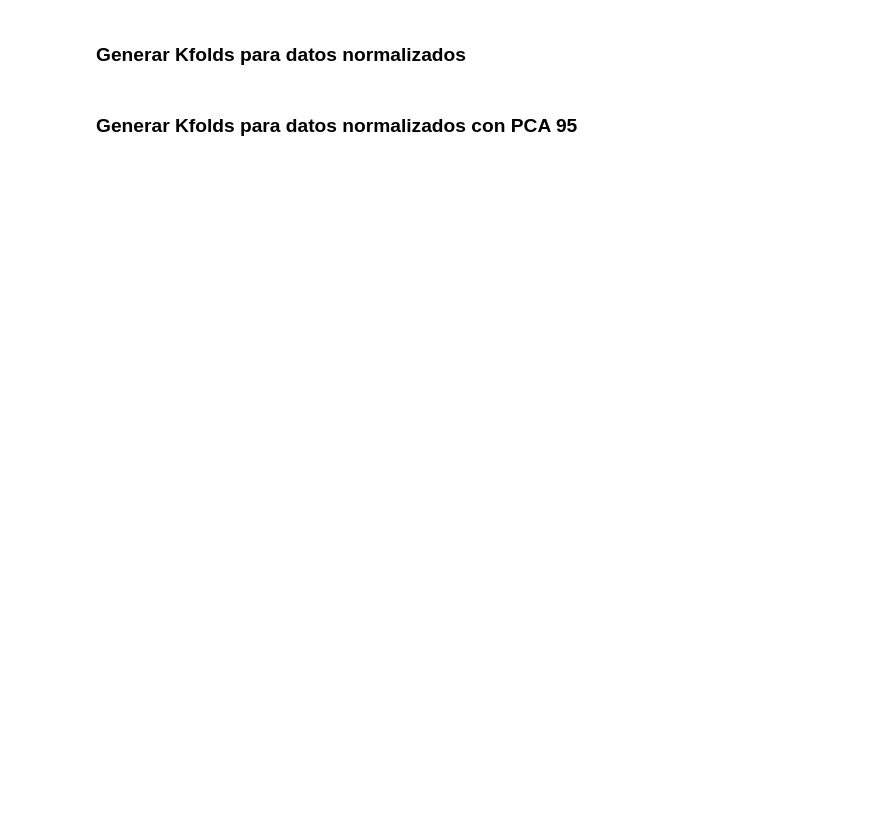
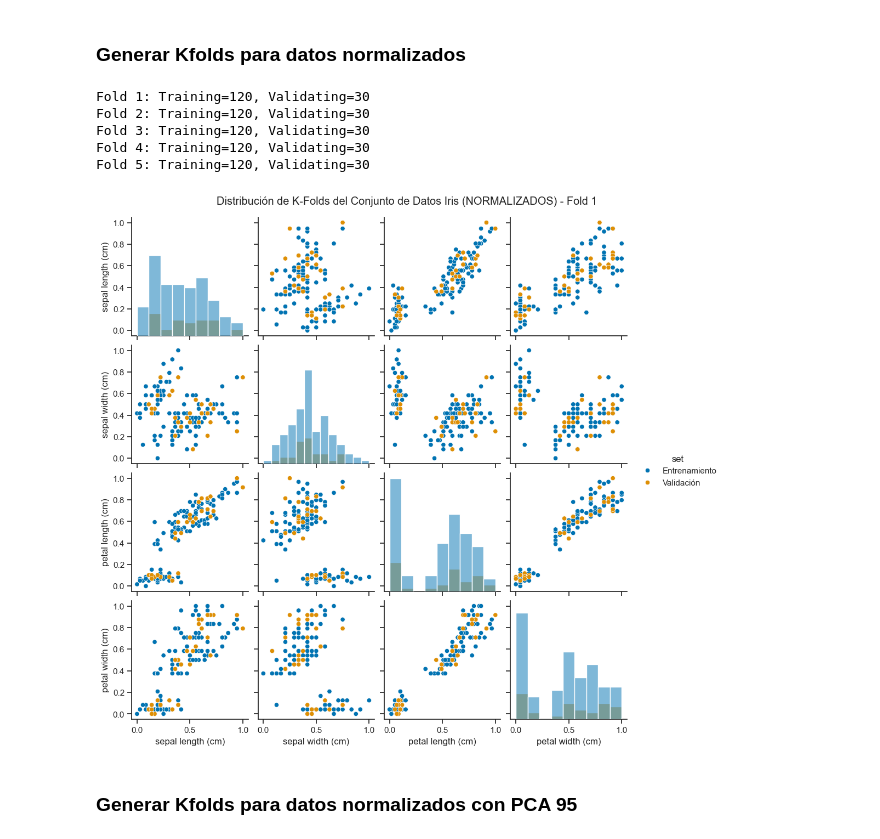
Before and after one commit to alraro/Practicas-Aprendizaje-Automatico, a Jupyter notebook: src/Practica2/setup.ipynb, the cells around one changed output. Drawn from its saved outputs; the diff is of its cells as text; code cells hidden in the pictures; blank space fills up the shorter version.

```diff
--- a/src/Practica2/setup.ipynb
+++ b/src/Practica2/setup.ipynb
@@ -332,4 +430,33 @@ def get_kfolds(k: int, df: pd.DataFrame, dir: str, subdir: str, suffix: str):
 # %% [markdown]
 ### Generar Kfolds para datos normalizados
+# %%
+get_kfolds(
+    k=5,
+    df=conjunto_de_datos_normalizados,
+    dir="./kfolds_data",
+    subdir="conj_normalizados",
+    suffix="_NORMALIZADOS%"
+)
+
+train_path_normalizados = "./kfolds_data/conj_normalizados/training1_NORMALIZADOS%.csv"
+validating_path_normalizados = "./kfolds_data/conj_normalizados/validating1_NORMALIZADOS%.csv"
+
+df_train_normalizados = pd.read_csv(train_path_normalizados)
+df_test_normalizados = pd.read_csv(validating_path_normalizados)
+
+create_pairplot_KFolds(
+    df_train=df_train_normalizados,
+    df_test=df_test_normalizados,
+    hue_col="species",
+    fold_num=1,
+    title="Distribución de K-Folds del Conjunto de Datos Iris (NORMALIZADOS)"
+)
+# %% [output]
+Fold 1: Training=120, Validating=30
+Fold 2: Training=120, Validating=30
+Fold 3: Training=120, Validating=30
+Fold 4: Training=120, Validating=30
+Fold 5: Training=120, Validating=30
+[figure, added]
 # %% [markdown]
 ### Generar Kfolds para datos normalizados con PCA 95
```
Also changed, not shown: parts of 9 cells of this notebook.
